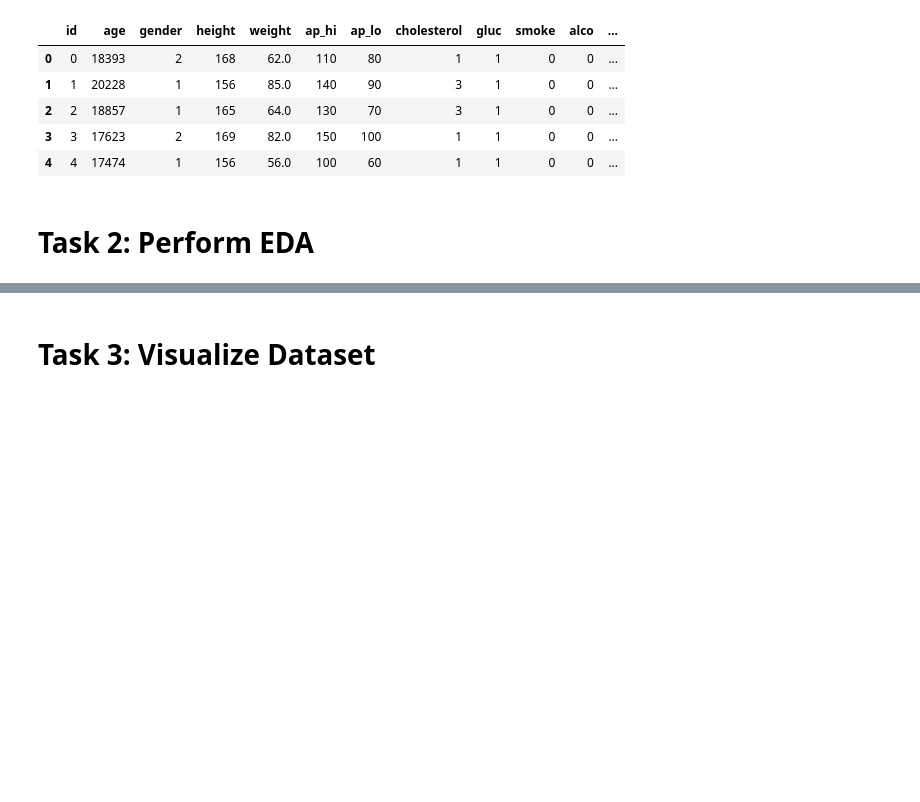
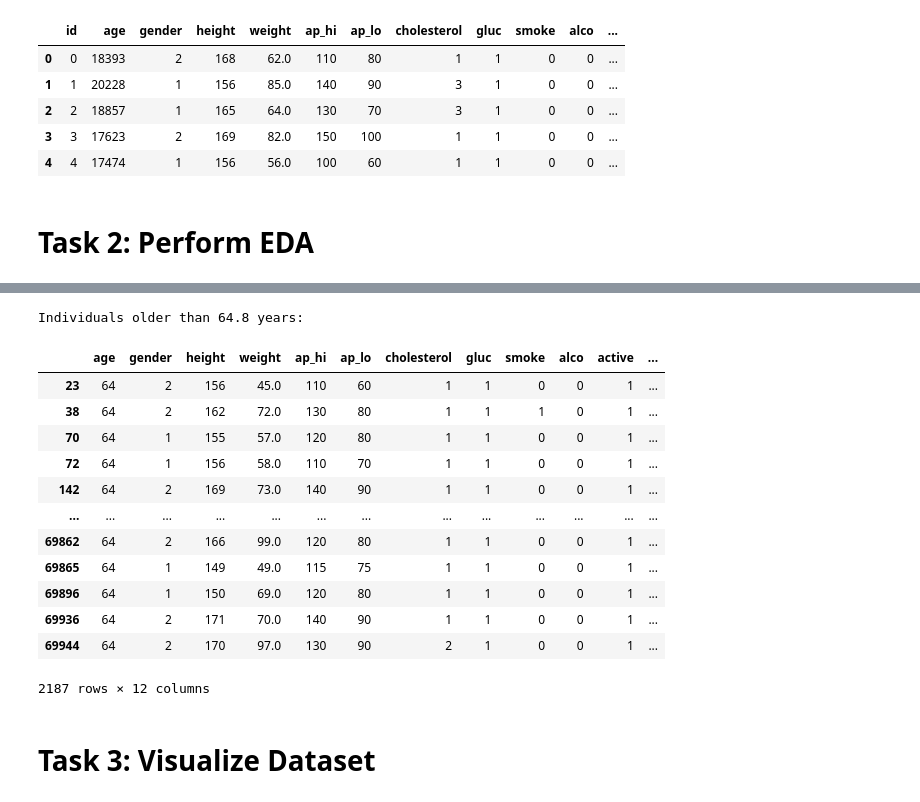
Before and after one commit to souvikpaul1/cardio_vasuclar_disease_aws_sm, a Jupyter notebook: notebook.ipynb, the cells around one changed output, grey strips where cells are left out. Drawn from its saved outputs; the diff is of its cells as text; code cells hidden in the pictures; blank space fills up the shorter version.

```diff
--- a/notebook.ipynb
+++ b/notebook.ipynb
@@ -41,3 +122,23 @@ df.head(5)
+# %%
+# obtain the features of the individual who are older than 64.8 years old
+older_individuals = cardio_df[cardio_df['age'] >= 64]
+print("Individuals older than 64.8 years:")
+older_individuals
+# %% [output]
+Individuals older than 64.8 years:
+|  | age | gender | height | weight | ap_hi | ap_lo | cholesterol | gluc | smoke | alco | active | ... |
+| 23 | 64 | 2 | 156 | 45.0 | 110 | 60 | 1 | 1 | 0 | 0 | 1 | ... |
+| 38 | 64 | 2 | 162 | 72.0 | 130 | 80 | 1 | 1 | 1 | 0 | 1 | ... |
+| 70 | 64 | 1 | 155 | 57.0 | 120 | 80 | 1 | 1 | 0 | 0 | 1 | ... |
+| 72 | 64 | 1 | 156 | 58.0 | 110 | 70 | 1 | 1 | 0 | 0 | 1 | ... |
+| 142 | 64 | 2 | 169 | 73.0 | 140 | 90 | 1 | 1 | 0 | 0 | 1 | ... |
+| ... | ... | ... | ... | ... | ... | ... | ... | ... | ... | ... | ... | ... |
+| 69862 | 64 | 2 | 166 | 99.0 | 120 | 80 | 1 | 1 | 0 | 0 | 1 | ... |
+| 69865 | 64 | 1 | 149 | 49.0 | 115 | 75 | 1 | 1 | 0 | 0 | 1 | ... |
+| 69896 | 64 | 1 | 150 | 69.0 | 120 | 80 | 1 | 1 | 0 | 0 | 1 | ... |
+| 69936 | 64 | 2 | 171 | 70.0 | 140 | 90 | 1 | 1 | 0 | 0 | 1 | ... |
+| 69944 | 64 | 2 | 170 | 97.0 | 130 | 90 | 2 | 1 | 0 | 0 | 1 | ... |
+2187 rows × 12 columns
 # %% [markdown]
 # Task 3: Visualize Dataset
 # %% [markdown]
```
Also changed, not shown: parts of 47 cells of this notebook.
